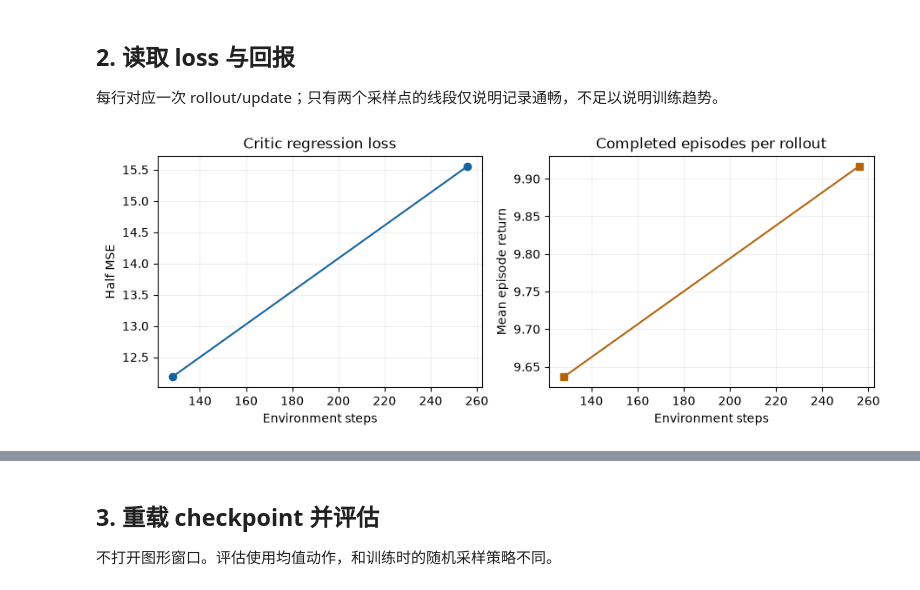
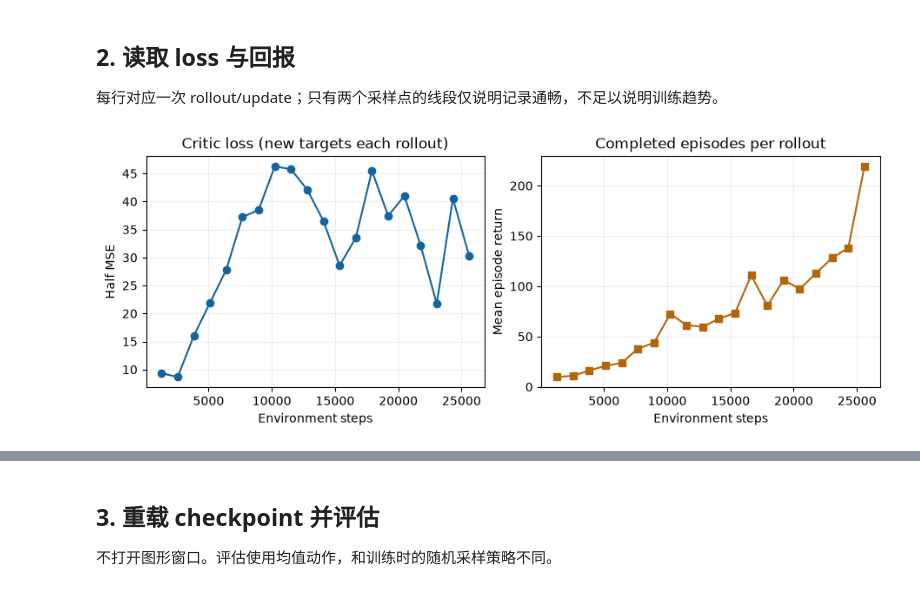
Before and after one commit to vtonto/ppo-inverted-pendulum, a Jupyter notebook: notebooks/06_end_to_end_training.ipynb, the cells around one changed output, grey strips where cells are left out. Cells and saved outputs as stored; diff of their text form; code cells hidden in the pictures.

```diff
--- a/notebooks/06_end_to_end_training.ipynb
+++ b/notebooks/06_end_to_end_training.ipynb
@@ -41,7 +41,7 @@ Project: ppo-inverted-pendulum
 from ppo_pendulum.config import PPOConfig
 from ppo_pendulum.exercises.trainer import train
 from ppo_pendulum.evaluate import evaluate
-config = PPOConfig(total_timesteps=256, rollout_steps=128,
+config = PPOConfig(total_timesteps=25600, rollout_steps=1280,
                    update_epochs=2, minibatch_size=64, seed=7,
                    output_dir=PROJECT_ROOT / 'runs/notebook/exercise')
 checkpoint_path = train(config)
@@ -58,18 +72,18 @@ checkpoint: runs/notebook/exercise/final.pt
 # %%
 import csv
 import matplotlib.pyplot as plt
 with (config.output_dir / 'metrics.csv').open() as file:
     rows = list(csv.DictReader(file))
 steps = [int(row['step']) for row in rows]
 fig, axes = plt.subplots(1, 2, figsize=(9, 3.4), constrained_layout=True)
 axes[0].plot(steps, [float(row['critic_loss']) for row in rows], 'o-', color='#1464a0')
-axes[0].set(title='Critic regression loss', xlabel='Environment steps', ylabel='Half MSE')
+axes[0].set(title='Critic loss (new targets each rollout)', xlabel='Environment steps', ylabel='Half MSE')
 returns = [float(row['mean_recent_return']) if row['mean_recent_return'] else np.nan for row in rows]
 axes[1].plot(steps, returns, 's-', color='#b4650a')
 axes[1].set(title='Completed episodes per rollout', xlabel='Environment steps', ylabel='Mean episode return')
 for ax in axes:
     ax.grid(alpha=0.2)
 plt.show()
 assert len(rows) == (config.total_timesteps + config.rollout_steps - 1) // config.rollout_steps
 # %% [output]
-[figure, old version]
+[figure, new version]
```
Also changed, not shown: parts of 5 cells of this notebook, 3 other files.
